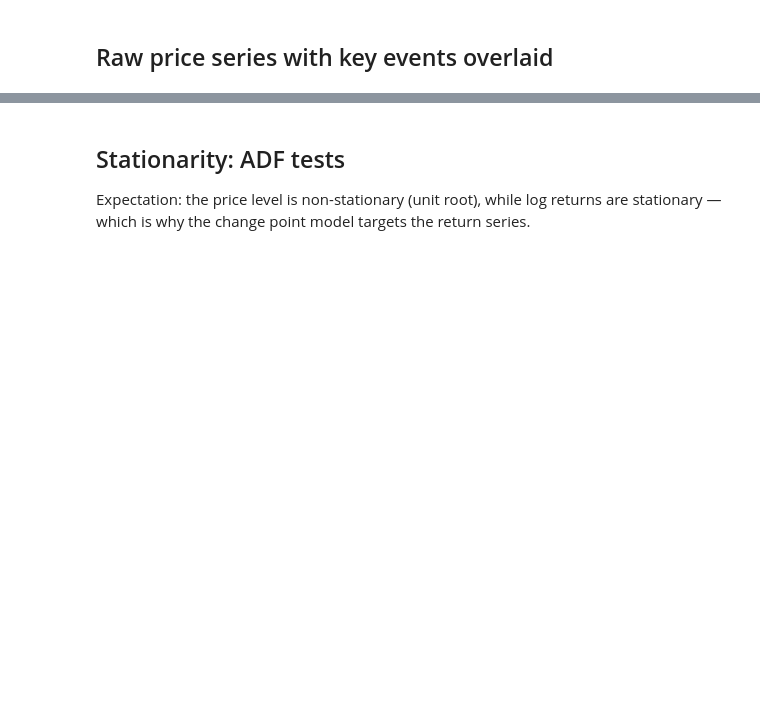
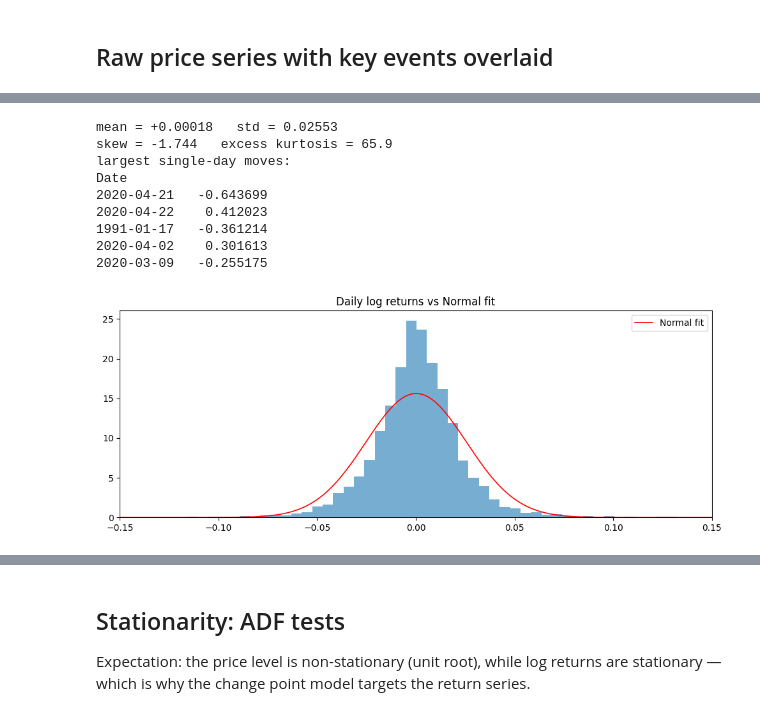
Before and after one commit to KalkidanAsfaw/brent-changepoint-analysis, a Jupyter notebook: notebooks/01_eda.ipynb, the cells around one changed output, grey strips where cells are left out. Cells and saved outputs as stored; diff of their text form; code cells hidden in the pictures; blank space fills up the shorter version.

```diff
--- a/notebooks/01_eda.ipynb
+++ b/notebooks/01_eda.ipynb
@@ -35,0 +71,30 @@ plt.tight_layout()
+# %%
+import numpy as np
+from scipy import stats
+
+r = prices["LogReturn"].dropna()
+
+fig, ax = plt.subplots(figsize=(10, 4))
+ax.hist(r, bins=200, density=True, alpha=0.6)
+x = np.linspace(r.min(), r.max(), 500)
+ax.plot(x, stats.norm.pdf(x, r.mean(), r.std()), "r-", lw=1.2, label="Normal fit")
+ax.set_xlim(-0.15, 0.15)
+ax.set_title("Daily log returns vs Normal fit")
+ax.legend()
+plt.tight_layout()
+
+print(f"mean = {r.mean():+.5f}   std = {r.std():.5f}")
+print(f"skew = {r.skew():+.3f}   excess kurtosis = {r.kurtosis():.1f}")
+print("largest single-day moves:")
+print(r.reindex(r.abs().sort_values(ascending=False).index).head(5).to_string())
+# %% [output]
+mean = +0.00018   std = 0.02553
+skew = -1.744   excess kurtosis = 65.9
+largest single-day moves:
+Date
+2020-04-21   -0.643699
+2020-04-22    0.412023
+1991-01-17   -0.361214
+2020-04-02    0.301613
+2020-03-09   -0.255175
+[figure, added]
```
Also changed, not shown: parts of 9 cells of this notebook, 1 other file.
